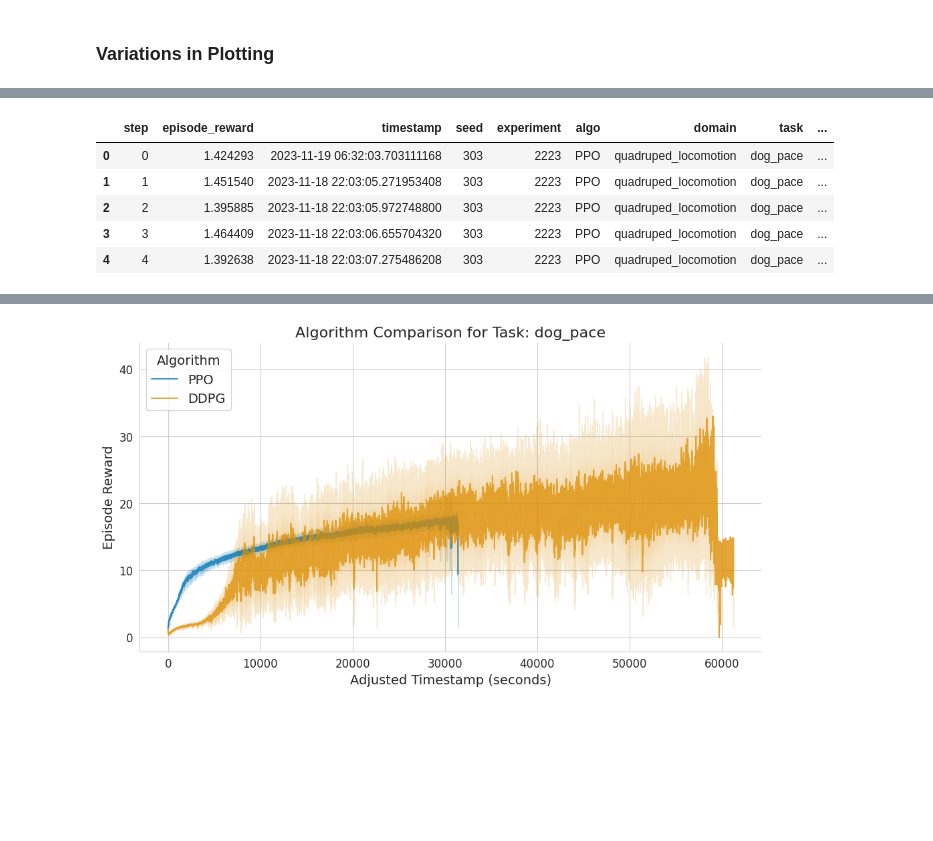
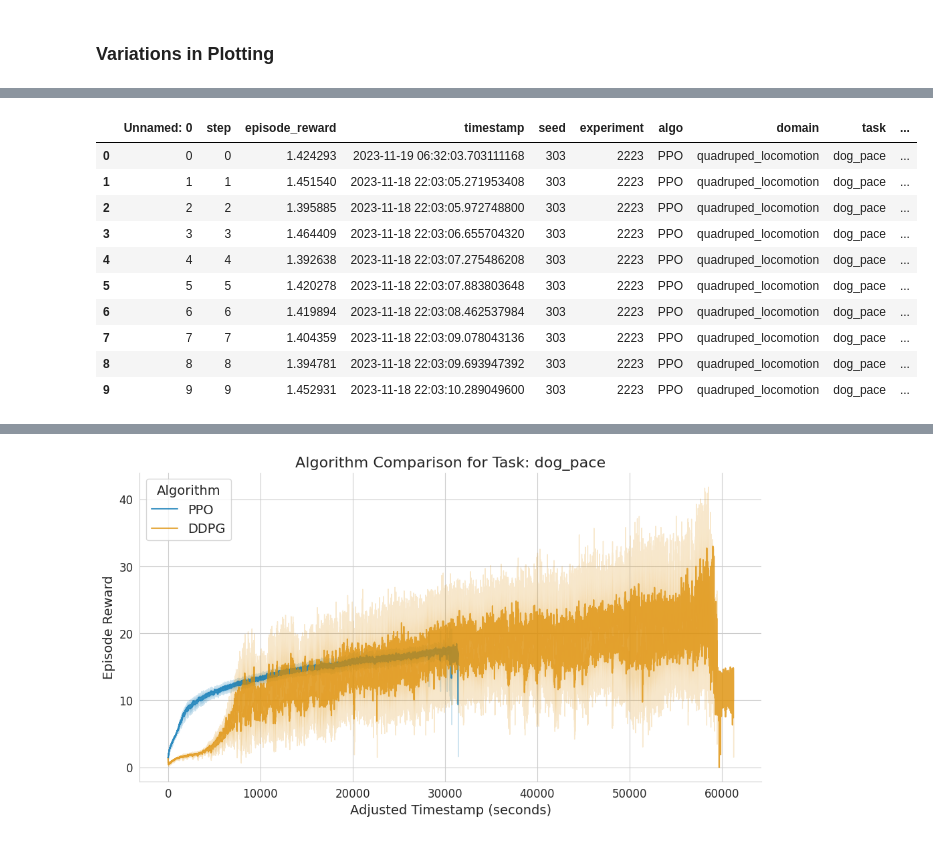
Before and after one commit to Farama-Foundation/A2Perf, a Jupyter notebook: viz/analysis/quadruped_locomotion/all_metrics.ipynb, the cells around one changed output, grey strips where cells are left out. Saved outputs shown, nothing was run; the diff lists cells and outputs as text; code cells hidden in the pictures; blank space fills up the shorter version.

```diff
--- a/viz/analysis/quadruped_locomotion/all_metrics.ipynb
+++ b/viz/analysis/quadruped_locomotion/all_metrics.ipynb
@@ -88,7 +85,7 @@ locomotion_experiments = {
             "dog_pace": [303, 215, 336, 65, 293, 182, 318, 491, 345, 98],
             "dog_trot": [303, 215, 336, 65, 293, 182, 318, 491, 345, 98],
             "dog_spin": [303, 215, 336, 65, 293, 182, 318, 491,
-                         # 345, 98
+                         345, 98
                          ],
         }
     }
@@ -119,14 +116,13 @@ all_experiments['quadruped_locomotion'] = locomotion_experiments
 ## Reliability Metrics
 # %%
 log_dirs = []
-experiment_base_dir = os.path
 for domain, experiments in all_experiments.items():
-  experiment_base_dir = os.path.join(base_dir, domain, 'debug' if debug else '')
   for algo, exp_dict in experiments.items():
     for exp_id, task_dict in exp_dict.items():
       for task, seeds in task_dict.items():
         for seed in seeds:
-          experiment_path = os.path.join(experiment_base_dir,
+          experiment_path = os.path.join(base_dir, domain,
+                                         'debug' if debug else '',
                                          task, algo.lower(), exp_id,
                                          f'**/tensorboard/{algo}_0_1/*events*')
           log_dirs.extend(glob.glob(experiment_path, recursive=True))
@@ -210,8 +206,9 @@ def process_log_dir(log_dir):
   if algo.upper() not in all_experiments['quadruped_locomotion'].keys():
     return None  # Skipping the directory
 
-  if False and os.path.exists(os.path.join(log_base_dir, 'data.csv')):
+  if os.path.exists(os.path.join(log_base_dir, 'data.csv')):
     data = pd.read_csv(os.path.join(log_base_dir, 'data.csv'))
+    print(f'Loaded data from {log_base_dir}')
   else:
     data = load_tb_data(
         log_dir)  # Assuming load_tb_data is a function you have defined
@@ -346,11 +341,16 @@ for group_keys, group in all_df.groupby(['domain', 'experiment', 'algo', 'task',
 all_df['timestamp_adjusted'] = all_df['timestamp_adjusted'].apply(
     lambda x: x.seconds)
 # %%
-all_df.head()
+all_df.head(10)
 # %% [output]
-|  | step | episode_reward | timestamp | seed | experiment | algo | domain | task | ... |
-| 0 | 0 | 1.424293 | 2023-11-19 06:32:03.703111168 | 303 | 2223 | PPO | quadruped_locomotion | dog_pace | ... |
-| 1 | 1 | 1.451540 | 2023-11-18 22:03:05.271953408 | 303 | 2223 | PPO | quadruped_locomotion | dog_pace | ... |
-| 2 | 2 | 1.395885 | 2023-11-18 22:03:05.972748800 | 303 | 2223 | PPO | quadruped_locomotion | dog_pace | ... |
-| 3 | 3 | 1.464409 | 2023-11-18 22:03:06.655704320 | 303 | 2223 | PPO | quadruped_locomotion | dog_pace | ... |
-| 4 | 4 | 1.392638 | 2023-11-18 22:03:07.275486208 | 303 | 2223 | PPO | quadruped_locomotion | dog_pace | ... |
+|  | Unnamed: 0 | step | episode_reward | timestamp | seed | experiment | algo | domain | task | ... |
+| 0 | 0 | 0 | 1.424293 | 2023-11-19 06:32:03.703111168 | 303 | 2223 | PPO | quadruped_locomotion | dog_pace | ... |
+| 1 | 1 | 1 | 1.451540 | 2023-11-18 22:03:05.271953408 | 303 | 2223 | PPO | quadruped_locomotion | dog_pace | ... |
+| 2 | 2 | 2 | 1.395885 | 2023-11-18 22:03:05.972748800 | 303 | 2223 | PPO | quadruped_locomotion | dog_pace | ... |
+| 3 | 3 | 3 | 1.464409 | 2023-11-18 22:03:06.655704320 | 303 | 2223 | PPO | quadruped_locomotion | dog_pace | ... |
+| 4 | 4 | 4 | 1.392638 | 2023-11-18 22:03:07.275486208 | 303 | 2223 | PPO | quadruped_locomotion | dog_pace | ... |
+| 5 | 5 | 5 | 1.420278 | 2023-11-18 22:03:07.883803648 | 303 | 2223 | PPO | quadruped_locomotion | dog_pace | ... |
+| 6 | 6 | 6 | 1.419894 | 2023-11-18 22:03:08.462537984 | 303 | 2223 | PPO | quadruped_locomotion | dog_pace | ... |
+| 7 | 7 | 7 | 1.404359 | 2023-11-18 22:03:09.078043136 | 303 | 2223 | PPO | quadruped_locomotion | dog_pace | ... |
+| 8 | 8 | 8 | 1.394781 | 2023-11-18 22:03:09.693947392 | 303 | 2223 | PPO | quadruped_locomotion | dog_pace | ... |
+| 9 | 9 | 9 | 1.452931 | 2023-11-18 22:03:10.289049600 | 303 | 2223 | PPO | quadruped_locomotion | dog_pace | ... |
```
Also changed, not shown: parts of 20 cells of this notebook.
